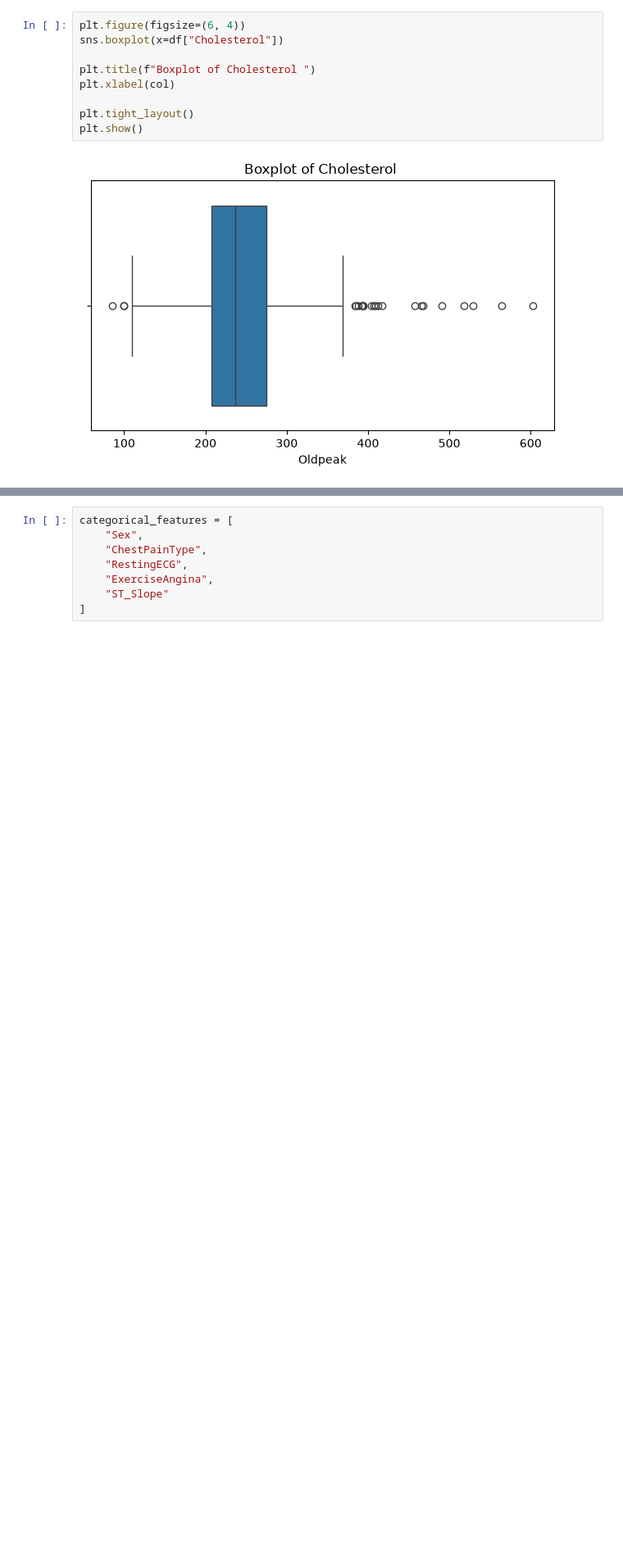
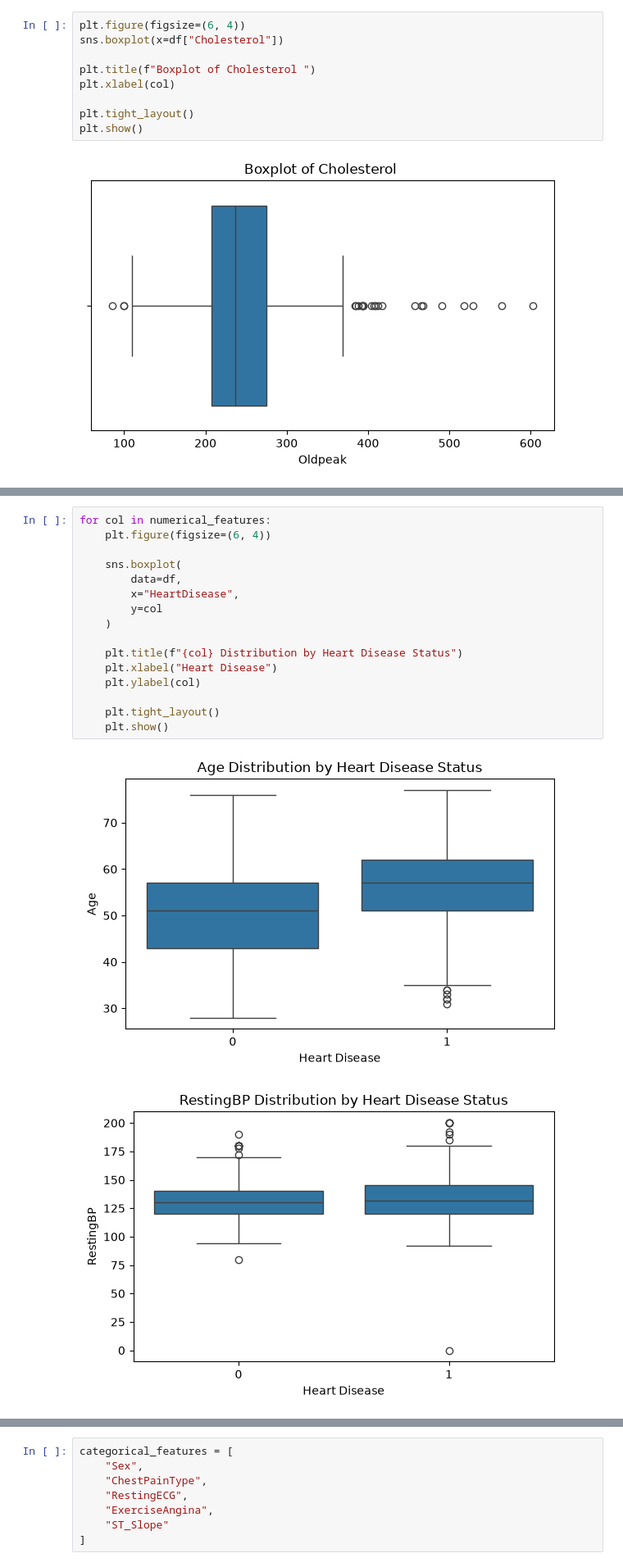
Before and after one commit to ghayda577/AI-ML-Training, a Jupyter notebook: Projects/First-Full-Project/project.ipynb, the cells around one changed output, grey strips where cells are left out. Shown at 82% size. Drawn from its saved outputs; the diff is of its cells as text; blank space fills up the shorter version.

```diff
--- a/Projects/First-Full-Project/project.ipynb
+++ b/Projects/First-Full-Project/project.ipynb
@@ -271,0 +288,19 @@ plt.show()
+# %%
+for col in numerical_features:
+    plt.figure(figsize=(6, 4))
+
+    sns.boxplot(
+        data=df,
+        x="HeartDisease",
+        y=col
+    )
+
+    plt.title(f"{col} Distribution by Heart Disease Status")
+    plt.xlabel("Heart Disease")
+    plt.ylabel(col)
+
+    plt.tight_layout()
+    plt.show()
+# %% [output]
+[figure, added]
+[figure, added]
```
Also changed, not shown: parts of 11 cells of this notebook.
